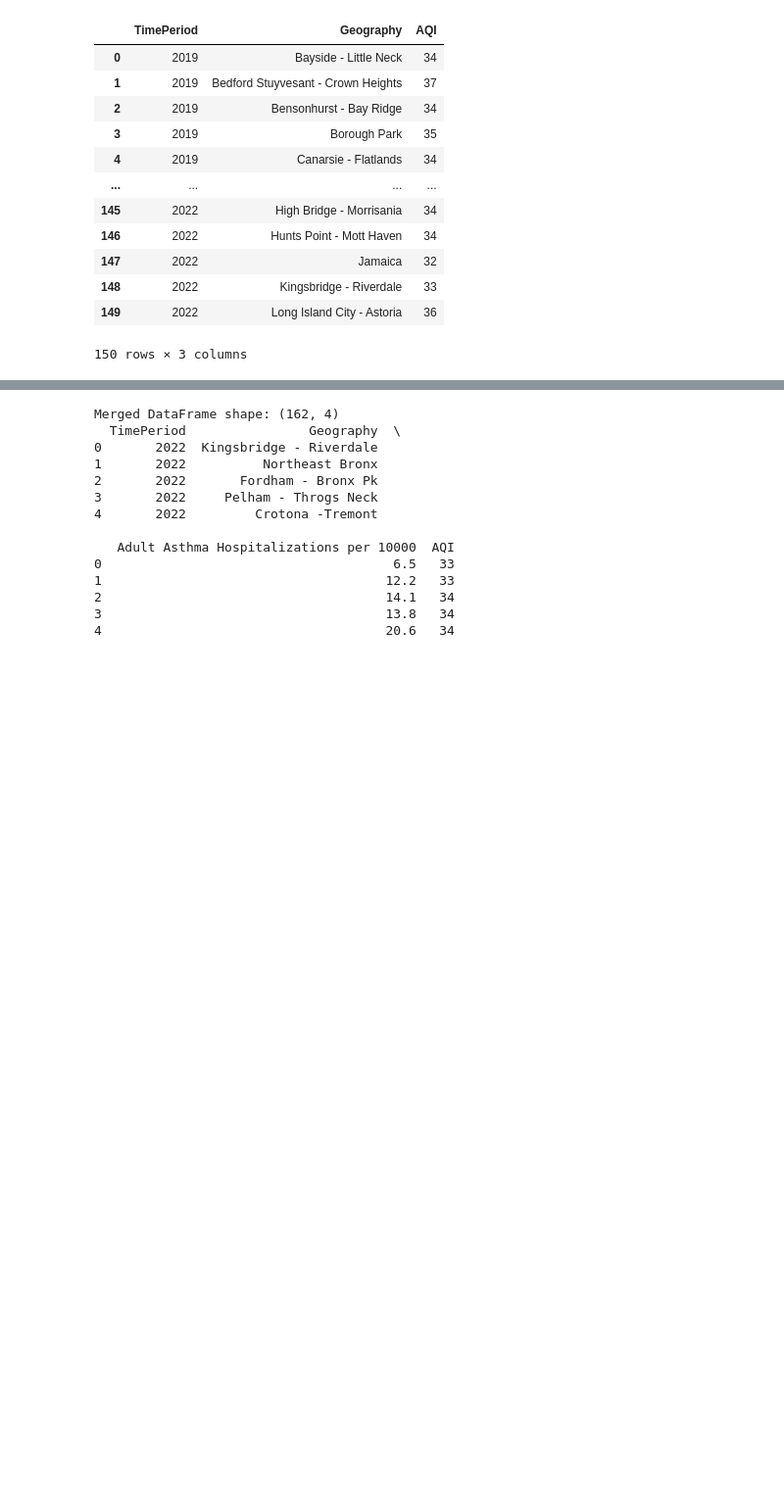
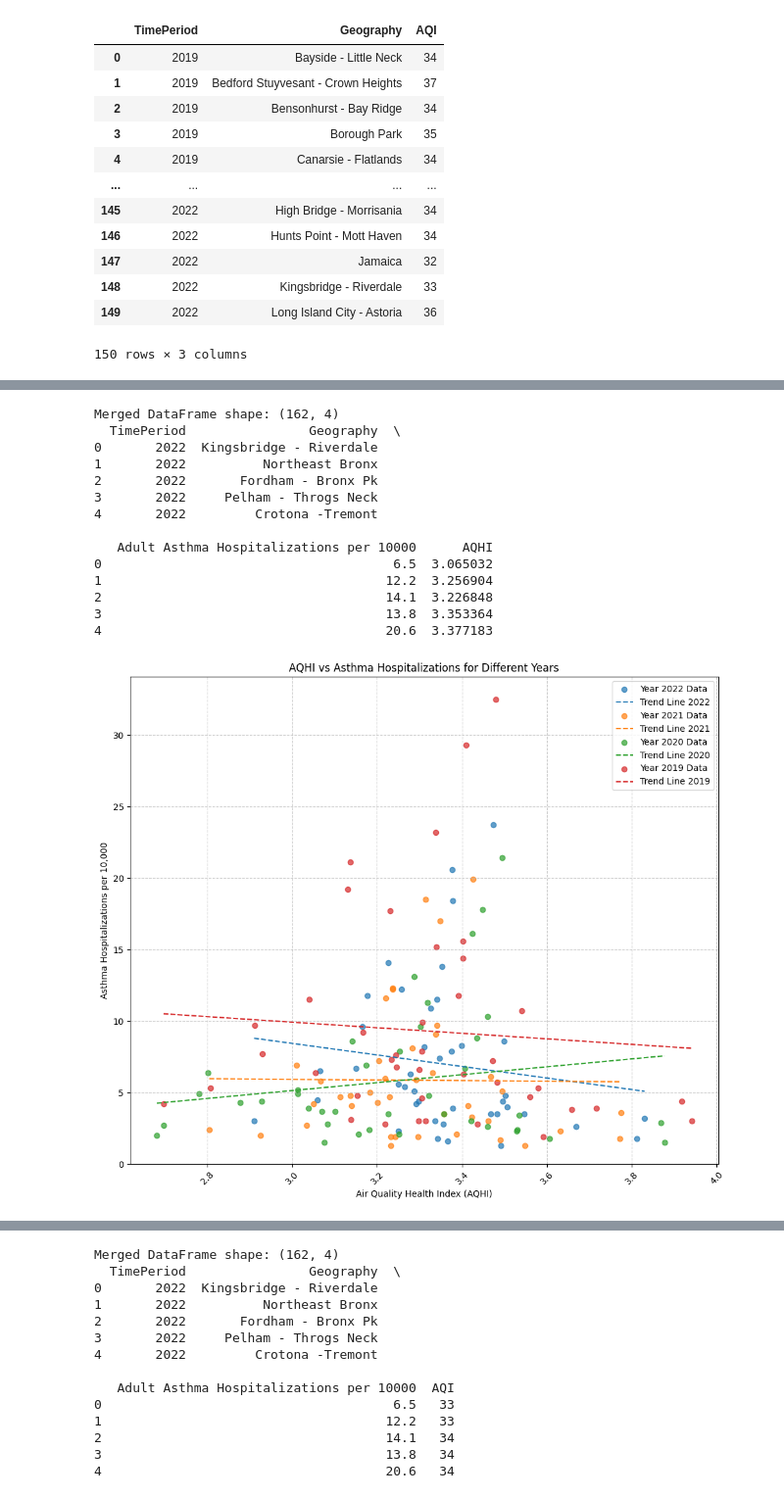
Before and after one commit to cynthiaWEpicCoder/fbla_data_analysis, a Jupyter notebook: AirQual_Parsing.ipynb, the cells around one changed output, grey strips where cells are left out. Shown at 98% size. Drawn from its saved outputs; the diff is of its cells as text; code cells hidden in the pictures; blank space fills up the shorter version.

Commit message:
some more graphs and aqhi

```diff
--- a/AirQual_Parsing.ipynb
+++ b/AirQual_Parsing.ipynb
@@ -270,3 +306,65 @@ aqi_summary
 | 148 | 2022 | Kingsbridge - Riverdale | 33 |
 | 149 | 2022 | Long Island City - Astoria | 36 |
 150 rows × 3 columns
+# %%
+import matplotlib.pyplot as plt
+import numpy as np
+aqhi_summary = aqhi
+# Convert to numeric (ensure the data is valid)
+df5['Adult Asthma Hospitalizations per 10000'] = pd.to_numeric(df5['Adult Asthma Hospitalizations per 10000'], errors='coerce')
+aqhi_summary['AQHI'] = pd.to_numeric(aqhi_summary['AQHI'], errors='coerce')
+
+# Clean data by dropping NaNs (important for the trendline fitting)
+df5 = df5.dropna(subset=['Adult Asthma Hospitalizations per 10000'])
+aqhi_summary = aqhi_summary.dropna(subset=['AQHI'])
+
+# Merge datasets (use 'inner' to only keep rows that exist in both)
+df_merged = df5.merge(aqhi_summary, on=['TimePeriod', 'Geography'], how='inner')
+
+# Check the merged dataframe
+print(f'Merged DataFrame shape: {df_merged.shape}')
+print(df_merged.head())
+
+# Get the unique years from 'TimePeriod'
+years = df_merged['TimePeriod'].unique()
+
+# Plot a scatter plot for each year with a trendline
+plt.figure(figsize=(12, 10))
+for year in years:
+    # Filter data by the current year
+    df_year = df_merged[df_merged['TimePeriod'] == year]
+
+    # Scatter plot of AQI vs Asthma Hospitalizations for this year
+    plt.scatter(df_year['AQHI'], df_year['Adult Asthma Hospitalizations per 10000'], alpha=0.7, label=f"Year {year} Data")
+
+    # Apply polyfit for trendline (linear regression)
+    z = np.polyfit(df_year['AQHI'], df_year['Adult Asthma Hospitalizations per 10000'], 1)  # Linear fit
+    p = np.poly1d(z)
+
+    # Sort data for the trendline so the line is plotted in order
+    sorted_indices = np.argsort(df_year['AQHI'])  # Sort AQI values
+    sorted_aqi = df_year['AQHI'].iloc[sorted_indices]
+    sorted_hospitalizations = p(sorted_aqi)  # Calculate the trendline values
+
+    # Plot the trendline for this year
+    plt.plot(sorted_aqi, sorted_hospitalizations, label=f"Trend Line {year}", linestyle='--')
+
+# Set labels, title, and grid
+plt.xlabel('Air Quality Health Index (AQHI)')
+plt.ylabel('Asthma Hospitalizations per 10,000')
+plt.title('AQHI vs Asthma Hospitalizations for Different Years')
+plt.grid(True, linestyle='--', alpha=0.6)
+plt.xticks(rotation=45)
+
+# Set y-axis gridlines and labels to show multiples of 5
+y_min = int(df_merged['Adult Asthma Hospitalizations per 10000'].min())
+y_max = int(df_merged['Adult Asthma Hospitalizations per 10000'].max())
+plt.yticks(np.arange(y_min-1, y_max , 5), fontsize=10)
+plt.ylim(bottom=0)
+
+# Show the legend
+plt.legend()
+
+# Show the plot
+plt.show()
+# %% [output]
@@ -272,0 +376,15 @@ aqi_summary
+Merged DataFrame shape: (162, 4)
+  TimePeriod                Geography  \
+0       2022  Kingsbridge - Riverdale
+1       2022          Northeast Bronx
+2       2022       Fordham - Bronx Pk
+3       2022     Pelham - Throgs Neck
+4       2022         Crotona -Tremont
+
+   Adult Asthma Hospitalizations per 10000      AQHI
+0                                      6.5  3.065032
+1                                     12.2  3.256904
+2                                     14.1  3.226848
+3                                     13.8  3.353364
+4                                     20.6  3.377183
+[figure, added]
```
Also changed, not shown: parts of 3 cells of this notebook, 1 other file.
